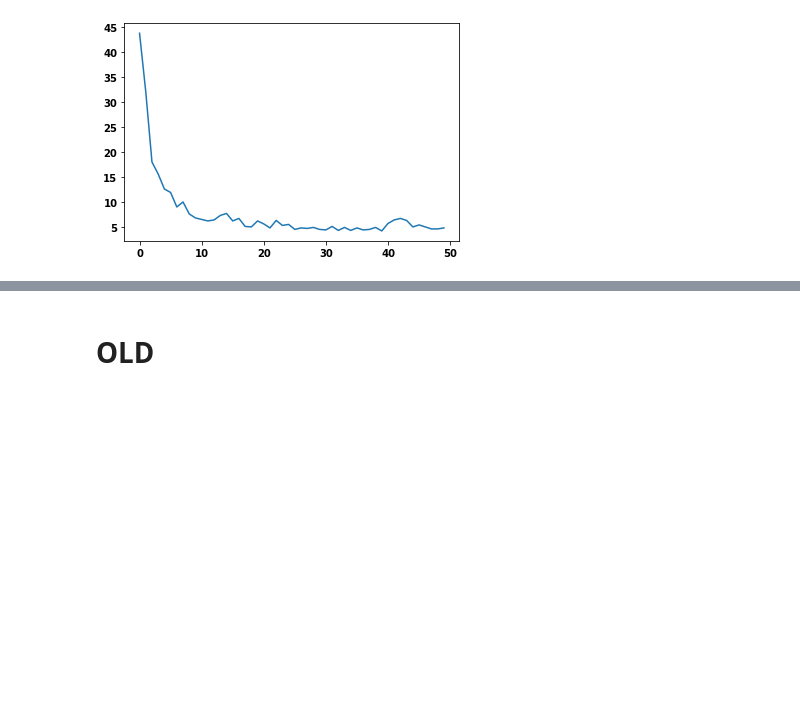
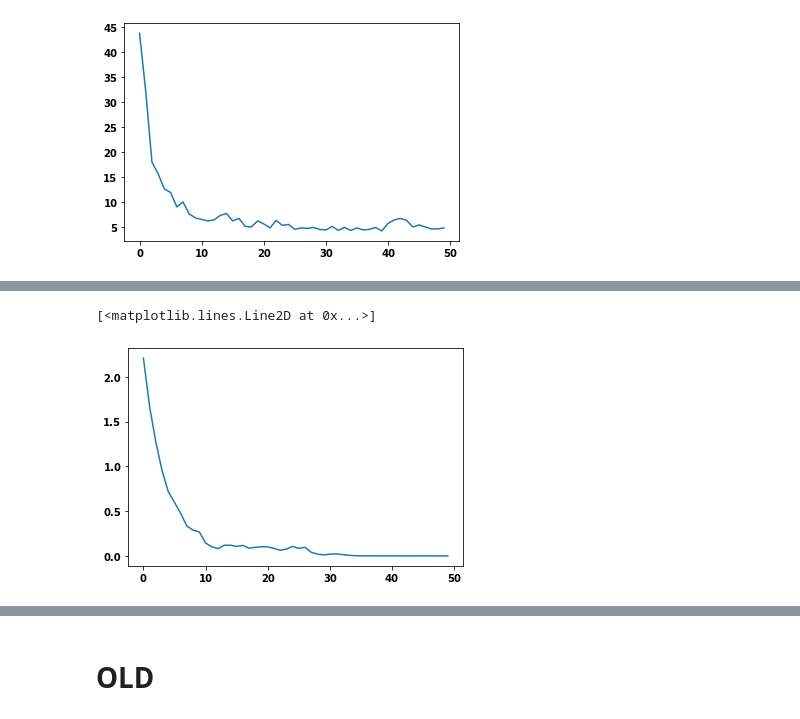
Before and after one commit to giorgiosav/dl-proj1, a Jupyter notebook: proj1_Manu.ipynb, the cells around one changed output, grey strips where cells are left out. Drawn from its saved outputs; the diff is of its cells as text; code cells hidden in the pictures; blank space fills up the shorter version.

```diff
--- a/proj1_Manu.ipynb
+++ b/proj1_Manu.ipynb
@@ -734,0 +1088,5 @@ plt.plot(epochs_range, acc['test'])
+# %%
+plt.plot(epochs_range, loss1['train'])
+# %% [output]
+[<matplotlib.lines.Line2D at 0x...>]
+[figure, added]
```
Also changed, not shown: parts of 105 cells of this notebook, 6 other files.
